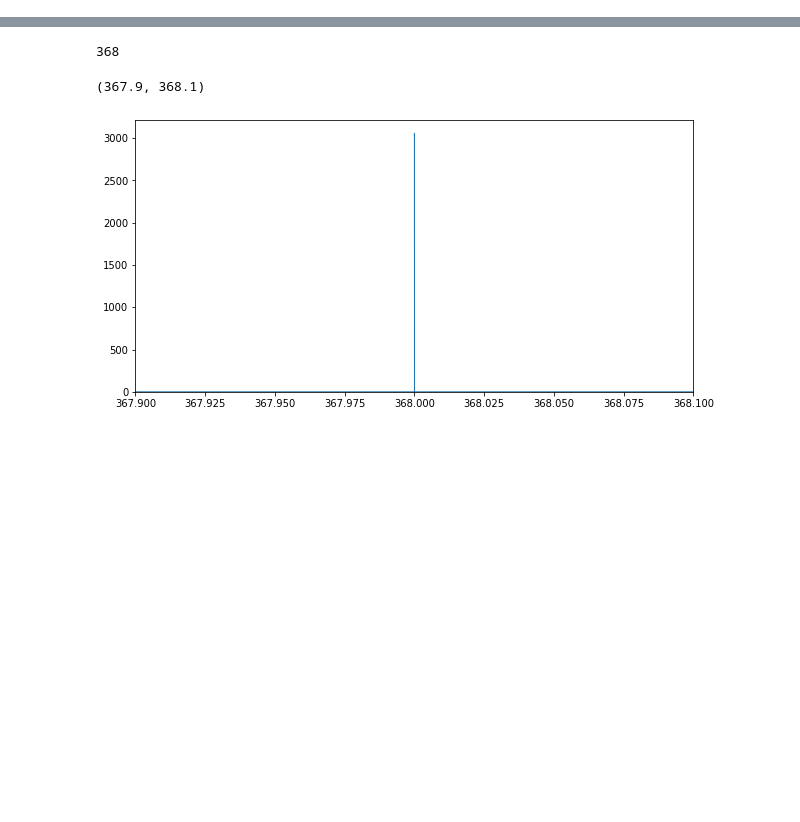
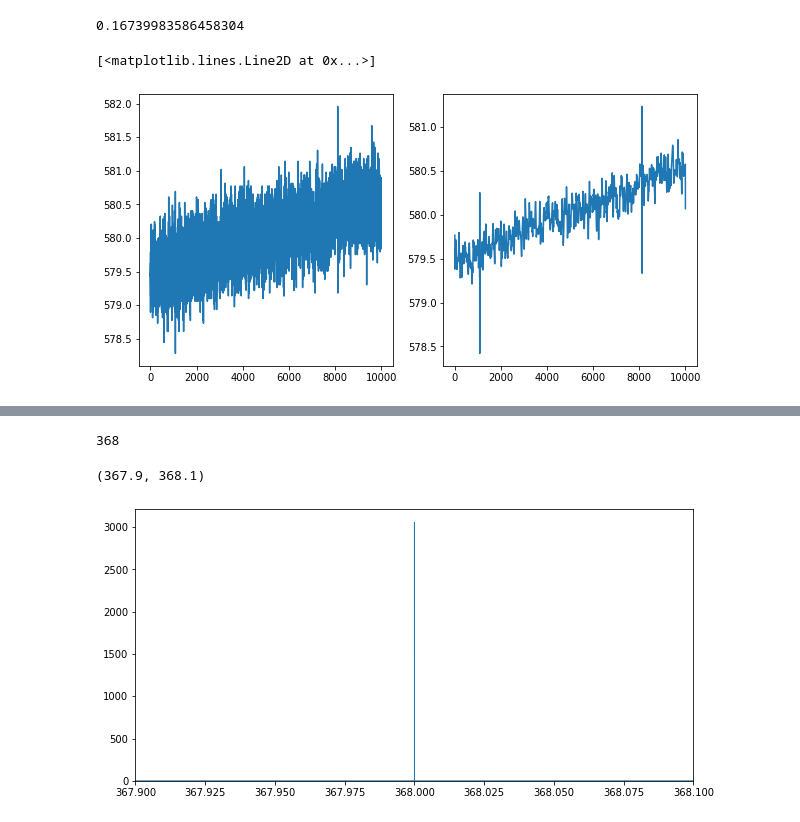
Before and after one commit to jbrowni2/processPygama, a Jupyter notebook: jupyter/WaveletTesting.ipynb, the cells around one changed output, grey strips where cells are left out. Drawn from its saved outputs; the diff is of its cells as text; code cells hidden in the pictures; blank space fills up the shorter version.

```diff
--- a/jupyter/WaveletTesting.ipynb
+++ b/jupyter/WaveletTesting.ipynb
@@ -88,5 +86,19 @@ plt.plot(cDs[0][0])
 # %%
 deNoiseWave = pywt.iswt(cDs, "Haar")
+# %%
+mean = sum(deNoiseWave[0:10000])/len(deNoiseWave[0:10000])
+variance = sum([((x - mean) ** 2) for x in deNoiseWave[0:10000]]) / len(deNoiseWave[0:10000])
+(variance ** 0.5) * 0.0408625 -0.16892
+# %% [output]
+0.16739983586458304
+# %%
+plt.subplot(1,2,1)
+plt.plot(wave1*0.0408625 -0.16892)
+plt.subplot(1,2,2)
+plt.plot(deNoiseWave*0.0408625 -0.16892)
+# %% [output]
+[<matplotlib.lines.Line2D at 0x...>]
+[figure, added]
 # %%
 plt.subplot(1,2,1)
 plt.plot(wave1)
```
Also changed, not shown: parts of 11 cells of this notebook, 14 other files.
